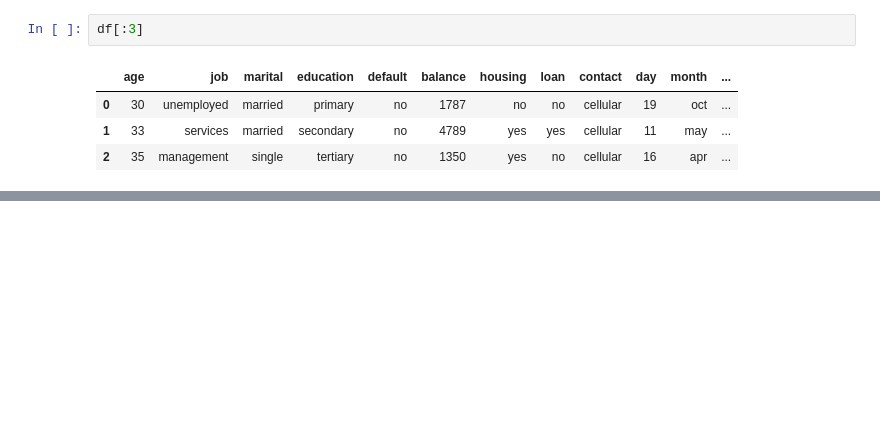
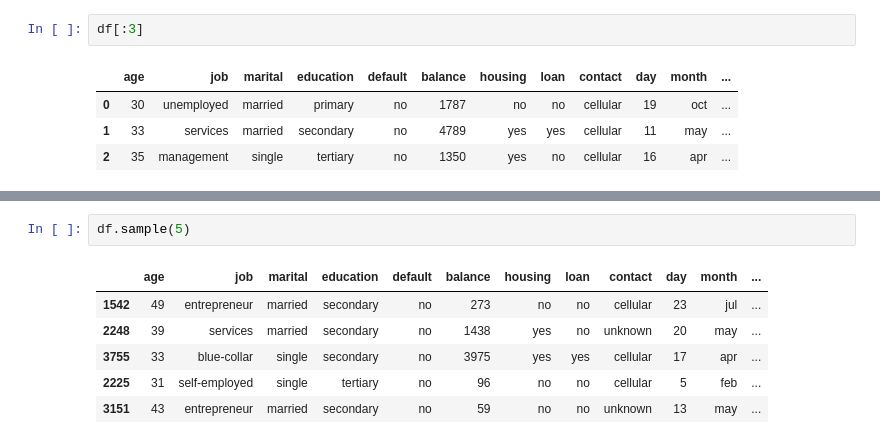
Before and after one commit to pNatTueku/ml_learning_with_ajprasertcbs, a Jupyter notebook: notebooks/onehot_encoder_in_pipline.ipynb, the cells around one changed output, grey strips where cells are left out. Cells and saved outputs as stored; diff of their text form; blank space fills up the shorter version.

```diff
--- a/notebooks/onehot_encoder_in_pipline.ipynb
+++ b/notebooks/onehot_encoder_in_pipline.ipynb
@@ -152,0 +223,9 @@ df[:3]
+# %%
+df.sample(5)
+# %% [output]
+|  | age | job | marital | education | default | balance | housing | loan | contact | day | month | ... |
+| 1542 | 49 | entrepreneur | married | secondary | no | 273 | no | no | cellular | 23 | jul | ... |
+| 2248 | 39 | services | married | secondary | no | 1438 | yes | no | unknown | 20 | may | ... |
+| 3755 | 33 | blue-collar | single | secondary | no | 3975 | yes | yes | cellular | 17 | apr | ... |
+| 2225 | 31 | self-employed | single | tertiary | no | 96 | no | no | cellular | 5 | feb | ... |
+| 3151 | 43 | entrepreneur | married | secondary | no | 59 | no | no | unknown | 13 | may | ... |
```
Also changed, not shown: parts of 42 cells of this notebook, 1 other file.
